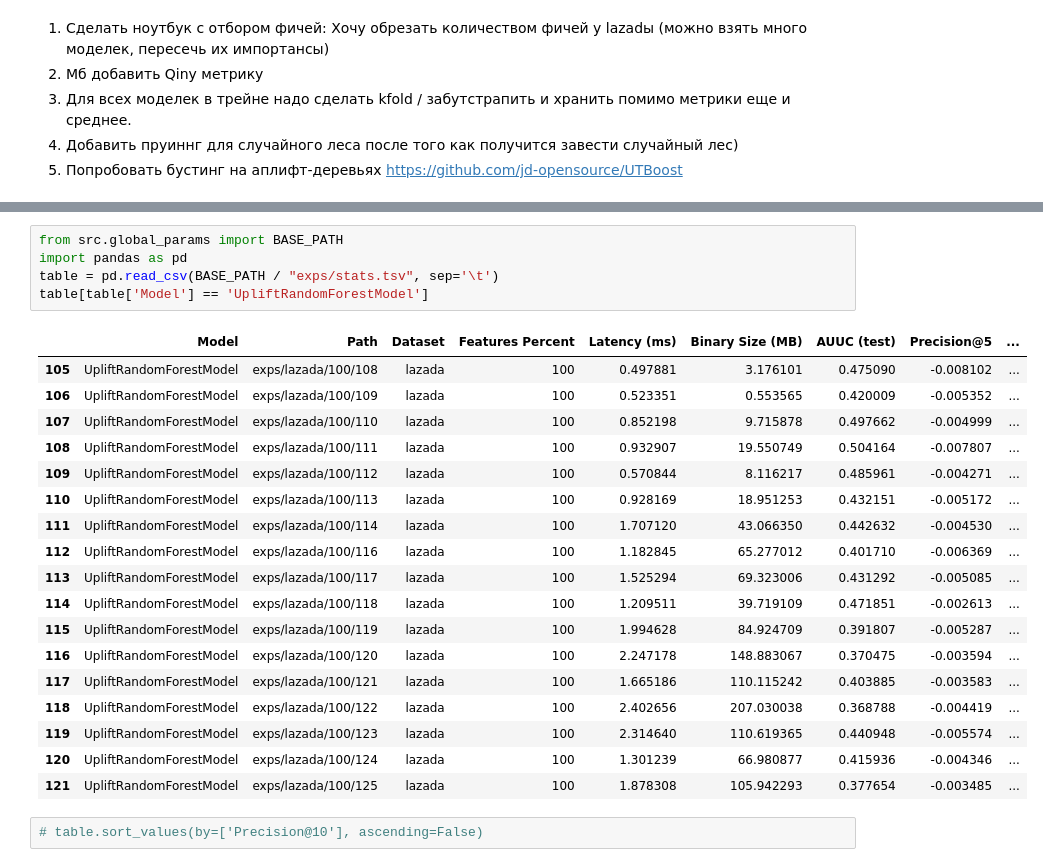
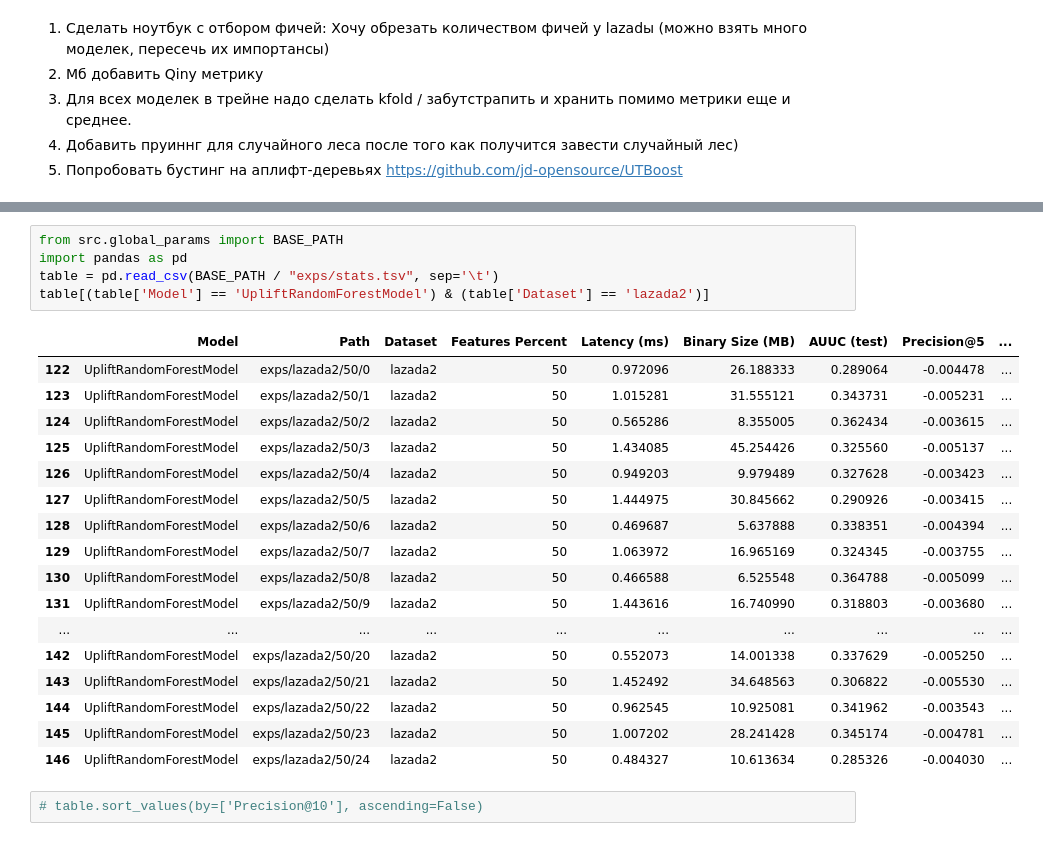
Before and after one commit to OganyanRV/UpliftModelingResearch, a Jupyter notebook: notebooks/learning models/uplift_random_forest/uplift_random_forest.ipynb, the cells around one changed output, grey strips where cells are left out. Saved outputs shown, nothing was run; the diff lists cells and outputs as text.

```diff
--- a/notebooks/learning models/uplift_random_forest/uplift_random_forest.ipynb
+++ b/notebooks/learning models/uplift_random_forest/uplift_random_forest.ipynb
@@ -128,27 +80,26 @@ for i in tqdm(range(len(configs)), desc="Training models"):
 # %%
 from src.global_params import BASE_PATH
 import pandas as pd
 table = pd.read_csv(BASE_PATH / "exps/stats.tsv", sep='\t')
-table[table['Model'] == 'UpliftRandomForestModel']
+table[(table['Model'] == 'UpliftRandomForestModel') & (table['Dataset'] == 'lazada2')]
 # %% [output]
 |  | Model | Path | Dataset | Features Percent | Latency (ms) | Binary Size (MB) | AUUC (test) | Precision@5 | ... |
-| 105 | UpliftRandomForestModel | exps/lazada/100/108 | lazada | 100 | 0.497881 | 3.176101 | 0.475090 | -0.008102 | ... |
-| 106 | UpliftRandomForestModel | exps/lazada/100/109 | lazada | 100 | 0.523351 | 0.553565 | 0.420009 | -0.005352 | ... |
-| 107 | UpliftRandomForestModel | exps/lazada/100/110 | lazada | 100 | 0.852198 | 9.715878 | 0.497662 | -0.004999 | ... |
-| 108 | UpliftRandomForestModel | exps/lazada/100/111 | lazada | 100 | 0.932907 | 19.550749 | 0.504164 | -0.007807 | ... |
-| 109 | UpliftRandomForestModel | exps/lazada/100/112 | lazada | 100 | 0.570844 | 8.116217 | 0.485961 | -0.004271 | ... |
-| 110 | UpliftRandomForestModel | exps/lazada/100/113 | lazada | 100 | 0.928169 | 18.951253 | 0.432151 | -0.005172 | ... |
-| 111 | UpliftRandomForestModel | exps/lazada/100/114 | lazada | 100 | 1.707120 | 43.066350 | 0.442632 | -0.004530 | ... |
-| 112 | UpliftRandomForestModel | exps/lazada/100/116 | lazada | 100 | 1.182845 | 65.277012 | 0.401710 | -0.006369 | ... |
-| 113 | UpliftRandomForestModel | exps/lazada/100/117 | lazada | 100 | 1.525294 | 69.323006 | 0.431292 | -0.005085 | ... |
-| 114 | UpliftRandomForestModel | exps/lazada/100/118 | lazada | 100 | 1.209511 | 39.719109 | 0.471851 | -0.002613 | ... |
-| 115 | UpliftRandomForestModel | exps/lazada/100/119 | lazada | 100 | 1.994628 | 84.924709 | 0.391807 | -0.005287 | ... |
-| 116 | UpliftRandomForestModel | exps/lazada/100/120 | lazada | 100 | 2.247178 | 148.883067 | 0.370475 | -0.003594 | ... |
-| 117 | UpliftRandomForestModel | exps/lazada/100/121 | lazada | 100 | 1.665186 | 110.115242 | 0.403885 | -0.003583 | ... |
-| 118 | UpliftRandomForestModel | exps/lazada/100/122 | lazada | 100 | 2.402656 | 207.030038 | 0.368788 | -0.004419 | ... |
-| 119 | UpliftRandomForestModel | exps/lazada/100/123 | lazada | 100 | 2.314640 | 110.619365 | 0.440948 | -0.005574 | ... |
-| 120 | UpliftRandomForestModel | exps/lazada/100/124 | lazada | 100 | 1.301239 | 66.980877 | 0.415936 | -0.004346 | ... |
-| 121 | UpliftRandomForestModel | exps/lazada/100/125 | lazada | 100 | 1.878308 | 105.942293 | 0.377654 | -0.003485 | ... |
+| 122 | UpliftRandomForestModel | exps/lazada2/50/0 | lazada2 | 50 | 0.972096 | 26.188333 | 0.289064 | -0.004478 | ... |
+| 123 | UpliftRandomForestModel | exps/lazada2/50/1 | lazada2 | 50 | 1.015281 | 31.555121 | 0.343731 | -0.005231 | ... |
+| 124 | UpliftRandomForestModel | exps/lazada2/50/2 | lazada2 | 50 | 0.565286 | 8.355005 | 0.362434 | -0.003615 | ... |
+| 125 | UpliftRandomForestModel | exps/lazada2/50/3 | lazada2 | 50 | 1.434085 | 45.254426 | 0.325560 | -0.005137 | ... |
+| 126 | UpliftRandomForestModel | exps/lazada2/50/4 | lazada2 | 50 | 0.949203 | 9.979489 | 0.327628 | -0.003423 | ... |
+| 127 | UpliftRandomForestModel | exps/lazada2/50/5 | lazada2 | 50 | 1.444975 | 30.845662 | 0.290926 | -0.003415 | ... |
+| 128 | UpliftRandomForestModel | exps/lazada2/50/6 | lazada2 | 50 | 0.469687 | 5.637888 | 0.338351 | -0.004394 | ... |
+| 129 | UpliftRandomForestModel | exps/lazada2/50/7 | lazada2 | 50 | 1.063972 | 16.965169 | 0.324345 | -0.003755 | ... |
+| 130 | UpliftRandomForestModel | exps/lazada2/50/8 | lazada2 | 50 | 0.466588 | 6.525548 | 0.364788 | -0.005099 | ... |
+| 131 | UpliftRandomForestModel | exps/lazada2/50/9 | lazada2 | 50 | 1.443616 | 16.740990 | 0.318803 | -0.003680 | ... |
+| ... | ... | ... | ... | ... | ... | ... | ... | ... | ... |
+| 142 | UpliftRandomForestModel | exps/lazada2/50/20 | lazada2 | 50 | 0.552073 | 14.001338 | 0.337629 | -0.005250 | ... |
+| 143 | UpliftRandomForestModel | exps/lazada2/50/21 | lazada2 | 50 | 1.452492 | 34.648563 | 0.306822 | -0.005530 | ... |
+| 144 | UpliftRandomForestModel | exps/lazada2/50/22 | lazada2 | 50 | 0.962545 | 10.925081 | 0.341962 | -0.003543 | ... |
+| 145 | UpliftRandomForestModel | exps/lazada2/50/23 | lazada2 | 50 | 1.007202 | 28.241428 | 0.345174 | -0.004781 | ... |
+| 146 | UpliftRandomForestModel | exps/lazada2/50/24 | lazada2 | 50 | 0.484327 | 10.613634 | 0.285326 | -0.004030 | ... |
 # %%
 # table.sort_values(by=['Precision@10'], ascending=False)
 # %%
```
Also changed, not shown: parts of 9 cells of this notebook, 10 other files.
